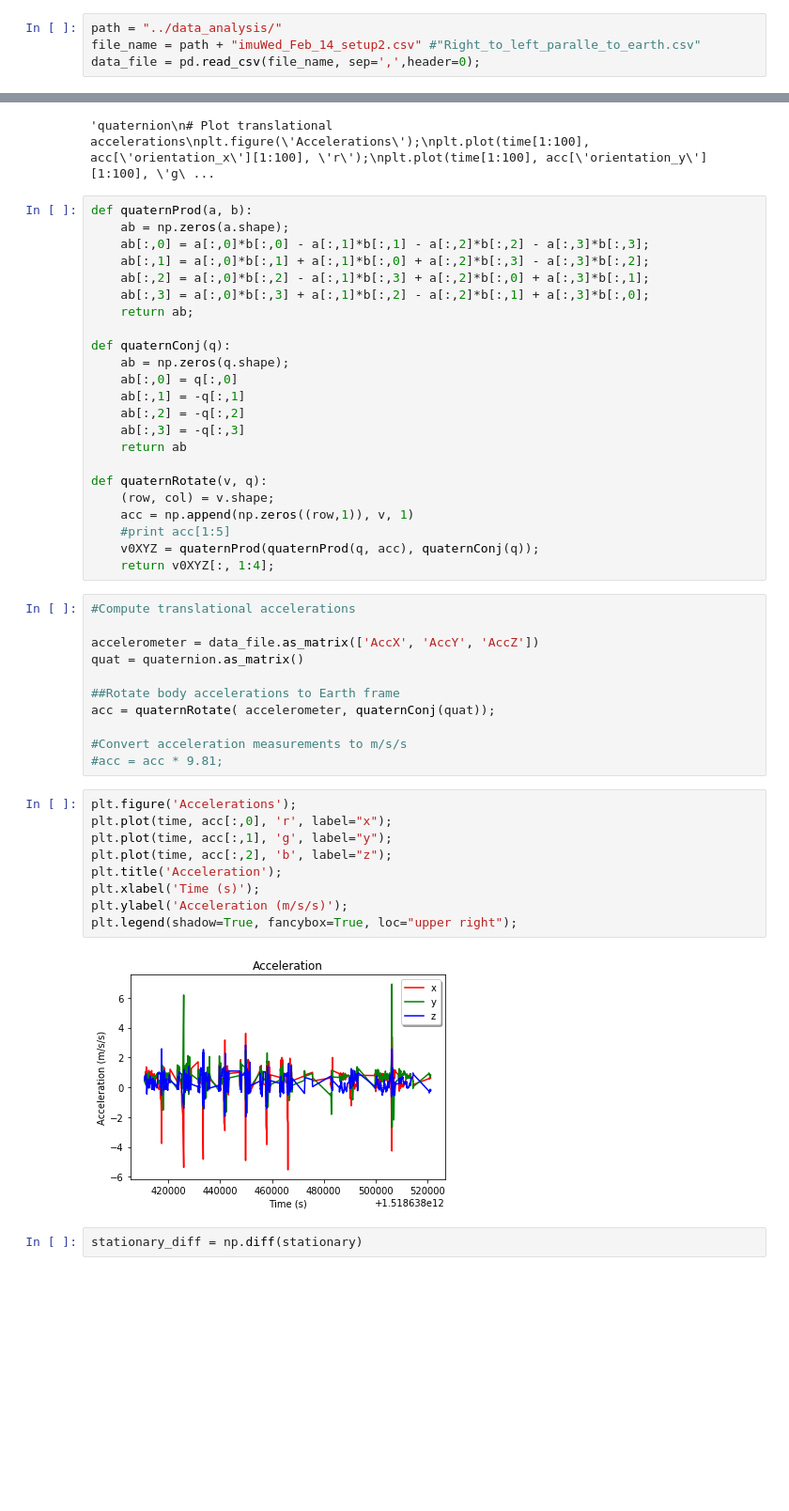
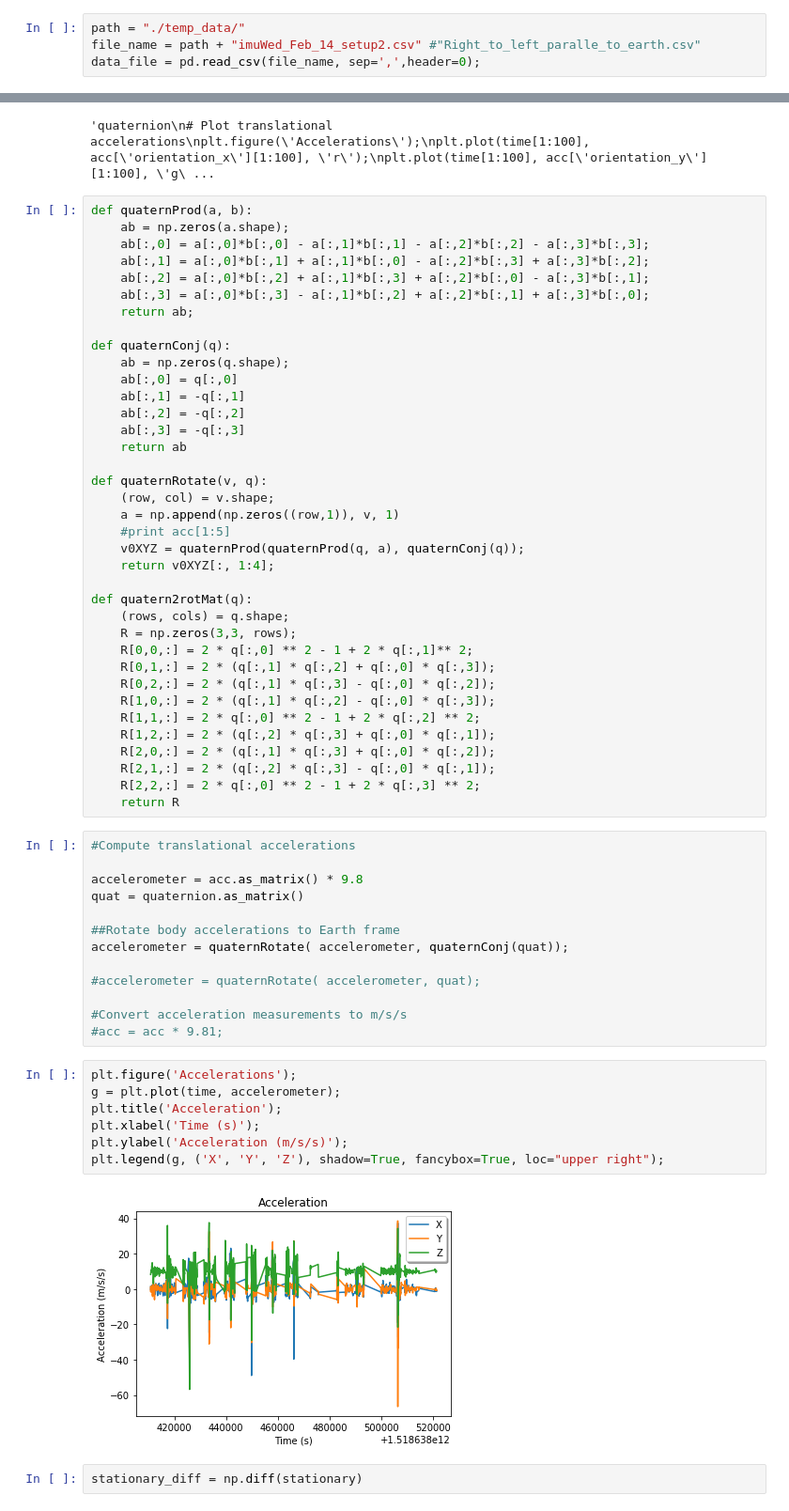
Before and after one commit to shafi-dayatar/SportsAnalytics, a Jupyter notebook: apps/data_analysis/jupyter_notebook/Data_Analysis of IMU data.ipynb, the cells around one changed output, grey strips where cells are left out. Shown at 94% size. Drawn from its saved outputs; the diff is of its cells as text; blank space fills up the shorter version.

```diff
--- a/apps/data_analysis/jupyter_notebook/Data_Analysis of IMU data.ipynb
+++ b/apps/data_analysis/jupyter_notebook/Data_Analysis of IMU data.ipynb
@@ -13,7 +13,7 @@ import matplotlib.pyplot as plt
 # %% [markdown]
 Import data through pandas
 # %%
-path = "../data_analysis/"
+path = "./temp_data/"
 file_name = path + "imuWed_Feb_14_setup2.csv" #"Right_to_left_paralle_to_earth.csv"
 data_file = pd.read_csv(file_name, sep=',',header=0);
 # %%
@@ -148,9 +126,9 @@ plt.legend(shadow=True, fancybox=True, loc="upper right");'''
 def quaternProd(a, b):
     ab = np.zeros(a.shape);
     ab[:,0] = a[:,0]*b[:,0] - a[:,1]*b[:,1] - a[:,2]*b[:,2] - a[:,3]*b[:,3];
-    ab[:,1] = a[:,0]*b[:,1] + a[:,1]*b[:,0] + a[:,2]*b[:,3] - a[:,3]*b[:,2];
-    ab[:,2] = a[:,0]*b[:,2] - a[:,1]*b[:,3] + a[:,2]*b[:,0] + a[:,3]*b[:,1];
-    ab[:,3] = a[:,0]*b[:,3] + a[:,1]*b[:,2] - a[:,2]*b[:,1] + a[:,3]*b[:,0];
+    ab[:,1] = a[:,0]*b[:,1] + a[:,1]*b[:,0] - a[:,2]*b[:,3] + a[:,3]*b[:,2];
+    ab[:,2] = a[:,0]*b[:,2] + a[:,1]*b[:,3] + a[:,2]*b[:,0] - a[:,3]*b[:,1];
+    ab[:,3] = a[:,0]*b[:,3] - a[:,1]*b[:,2] + a[:,2]*b[:,1] + a[:,3]*b[:,0];
     return ab;
 
 def quaternConj(q):
@@ -163,32 +141,46 @@ def quaternConj(q):
 
 def quaternRotate(v, q):
     (row, col) = v.shape;
-    acc = np.append(np.zeros((row,1)), v, 1)
+    a = np.append(np.zeros((row,1)), v, 1)
     #print acc[1:5]
-    v0XYZ = quaternProd(quaternProd(q, acc), quaternConj(q));
+    v0XYZ = quaternProd(quaternProd(q, a), quaternConj(q));
     return v0XYZ[:, 1:4];
+
+def quatern2rotMat(q):
+    (rows, cols) = q.shape;
+    R = np.zeros(3,3, rows);
+    R[0,0,:] = 2 * q[:,0] ** 2 - 1 + 2 * q[:,1]** 2;
+    R[0,1,:] = 2 * (q[:,1] * q[:,2] + q[:,0] * q[:,3]);
+    R[0,2,:] = 2 * (q[:,1] * q[:,3] - q[:,0] * q[:,2]);
+    R[1,0,:] = 2 * (q[:,1] * q[:,2] - q[:,0] * q[:,3]);
+    R[1,1,:] = 2 * q[:,0] ** 2 - 1 + 2 * q[:,2] ** 2;
+    R[1,2,:] = 2 * (q[:,2] * q[:,3] + q[:,0] * q[:,1]);
+    R[2,0,:] = 2 * (q[:,1] * q[:,3] + q[:,0] * q[:,2]);
+    R[2,1,:] = 2 * (q[:,2] * q[:,3] - q[:,0] * q[:,1]);
+    R[2,2,:] = 2 * q[:,0] ** 2 - 1 + 2 * q[:,3] ** 2;
+    return R
 # %%
 #Compute translational accelerations
 
-accelerometer = data_file.as_matrix(['AccX', 'AccY', 'AccZ'])
+accelerometer = acc.as_matrix() * 9.8
 quat = quaternion.as_matrix()
 
 ##Rotate body accelerations to Earth frame
-acc = quaternRotate( accelerometer, quaternConj(quat));
+accelerometer = quaternRotate( accelerometer, quaternConj(quat));
+
+#accelerometer = quaternRotate( accelerometer, quat);
 
 #Convert acceleration measurements to m/s/s
 #acc = acc * 9.81;
 # %%
 plt.figure('Accelerations');
-plt.plot(time, acc[:,0], 'r', label="x");
-plt.plot(time, acc[:,1], 'g', label="y");
-plt.plot(time, acc[:,2], 'b', label="z");
+g = plt.plot(time, accelerometer);
 plt.title('Acceleration');
 plt.xlabel('Time (s)');
 plt.ylabel('Acceleration (m/s/s)');
-plt.legend(shadow=True, fancybox=True, loc="upper right");
+plt.legend(g, ('X', 'Y', 'Z'), shadow=True, fancybox=True, loc="upper right");
 # %% [output]
-[figure, old version]
+[figure, new version]
 # %%
 stationary_diff = np.diff(stationary)
 # %%
```
Also changed, not shown: parts of 13 cells of this notebook, 38 other files.
